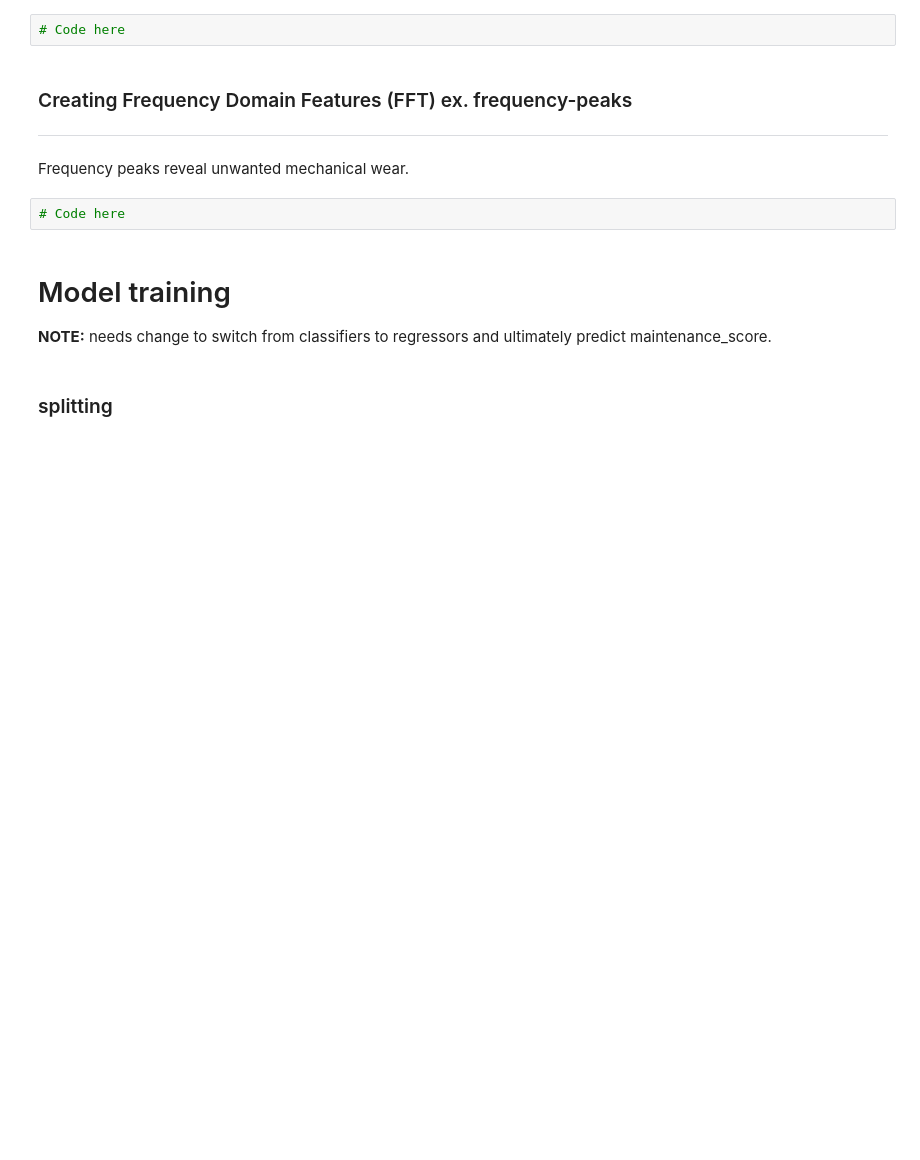
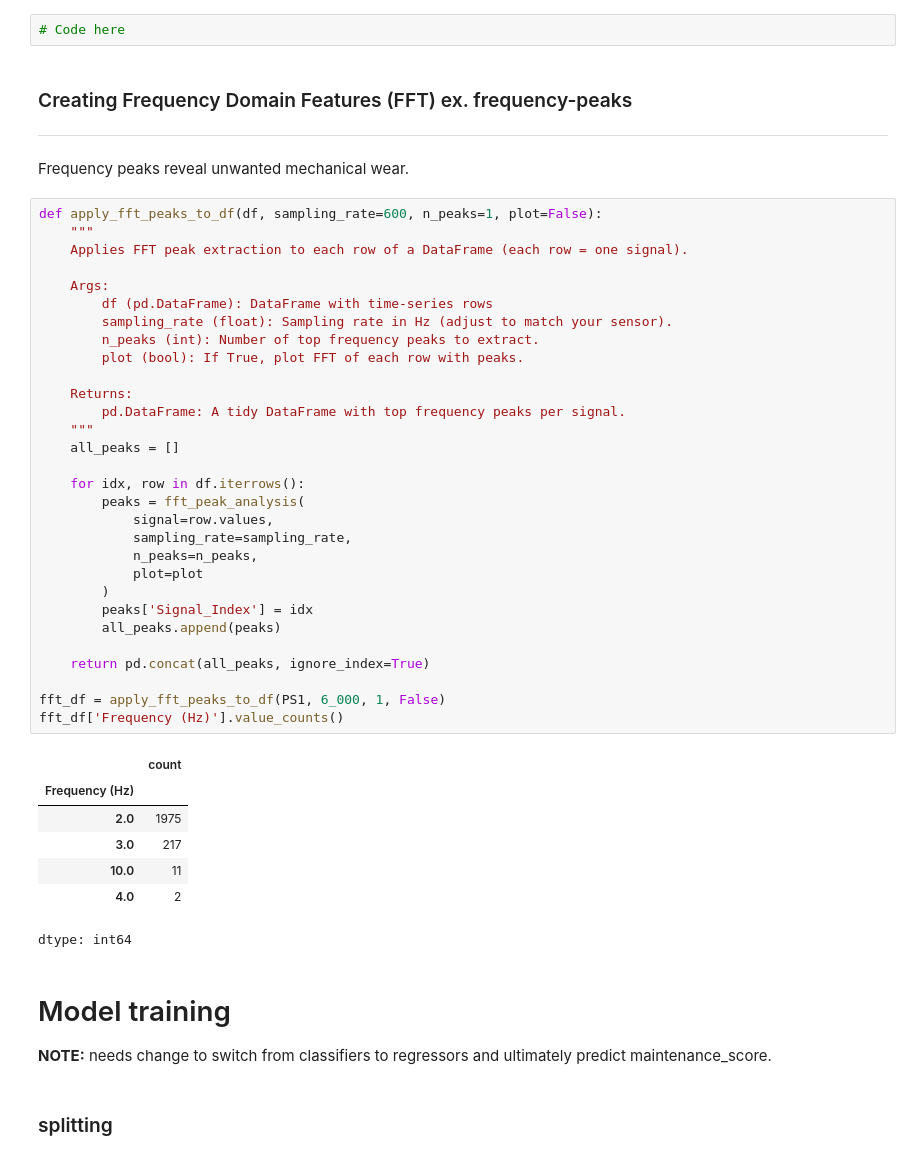
Before and after one commit to RealThanosP/pred-main-mod, a Jupyter notebook: Model_training_v0.1.ipynb, the cells around one changed output. Cells and saved outputs as stored; diff of their text form; blank space fills up the shorter version.

Commit message:
Experimenting with fft analysis

```diff
--- a/Model_training_v0.1.ipynb
+++ b/Model_training_v0.1.ipynb
@@ -456,8 +456,44 @@ Smoothens the signal and helps detect long-term trends on slow mechanical tear
 ### Creating Frequency Domain Features (FFT) ex. frequency-peaks
 ---
 Frequency peaks reveal unwanted mechanical wear.
-# %%
-# Code here
+# %%
+def apply_fft_peaks_to_df(df, sampling_rate=600, n_peaks=1, plot=False):
+    """
+    Applies FFT peak extraction to each row of a DataFrame (each row = one signal).
+
+    Args:
+        df (pd.DataFrame): DataFrame with time-series rows
+        sampling_rate (float): Sampling rate in Hz (adjust to match your sensor).
+        n_peaks (int): Number of top frequency peaks to extract.
+        plot (bool): If True, plot FFT of each row with peaks.
+
+    Returns:
+        pd.DataFrame: A tidy DataFrame with top frequency peaks per signal.
+    """
+    all_peaks = []
+
+    for idx, row in df.iterrows():
+        peaks = fft_peak_analysis(
+            signal=row.values,
+            sampling_rate=sampling_rate,
+            n_peaks=n_peaks,
+            plot=plot
+        )
+        peaks['Signal_Index'] = idx
+        all_peaks.append(peaks)
+
+    return pd.concat(all_peaks, ignore_index=True)
+
+fft_df = apply_fft_peaks_to_df(PS1, 6_000, 1, False)
+fft_df['Frequency (Hz)'].value_counts()
+# %% [output]
+|  | count |
+| Frequency (Hz) |  |
+| 2.0 | 1975 |
+| 3.0 | 217 |
+| 10.0 | 11 |
+| 4.0 | 2 |
+dtype: int64
 # %% [markdown]
 # Model training
 
```
Also changed, not shown: parts of 1 cell of this notebook.
